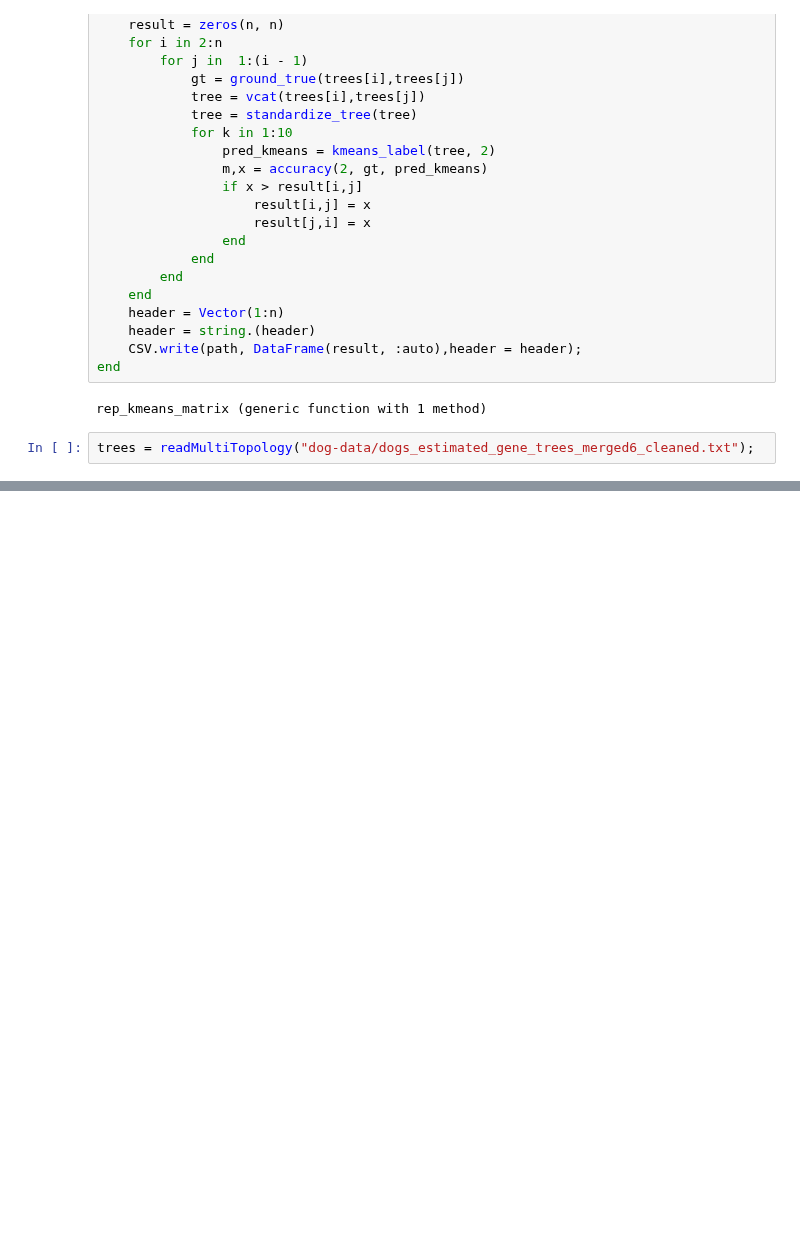
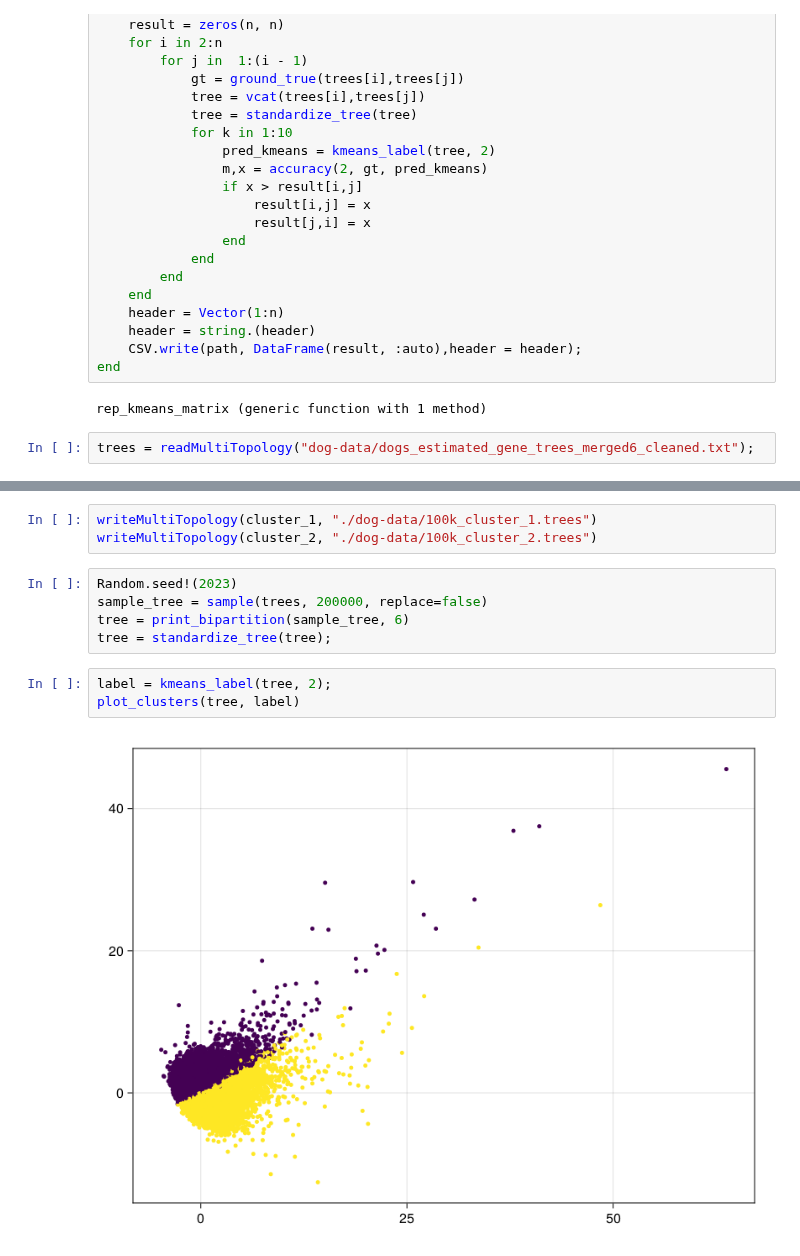
Before and after one commit to solislemuslab/PhyloClustering.jl, a Jupyter notebook: dog-data-test.ipynb, the cells around one changed output, grey strips where cells are left out. Drawn from its saved outputs; the diff is of its cells as text; blank space fills up the shorter version.

```diff
--- a/dog-data-test.ipynb
+++ b/dog-data-test.ipynb
@@ -82,0 +262,13 @@ LoadError: OutOfMemoryError()
+# %%
+writeMultiTopology(cluster_1, "./dog-data/100k_cluster_1.trees")
+writeMultiTopology(cluster_2, "./dog-data/100k_cluster_2.trees")
+# %%
+Random.seed!(2023)
+sample_tree = sample(trees, 200000, replace=false)
+tree = print_bipartition(sample_tree, 6)
+tree = standardize_tree(tree);
+# %%
+label = kmeans_label(tree, 2);
+plot_clusters(tree, label)
+# %% [output]
+[figure, added]
```
Also changed, not shown: parts of 16 cells of this notebook, 1 other file.
